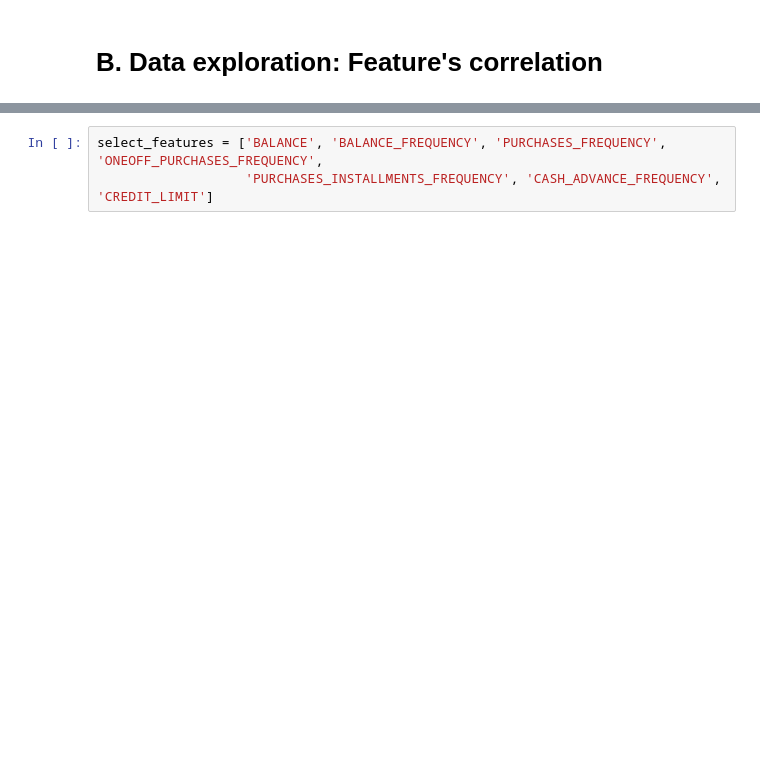
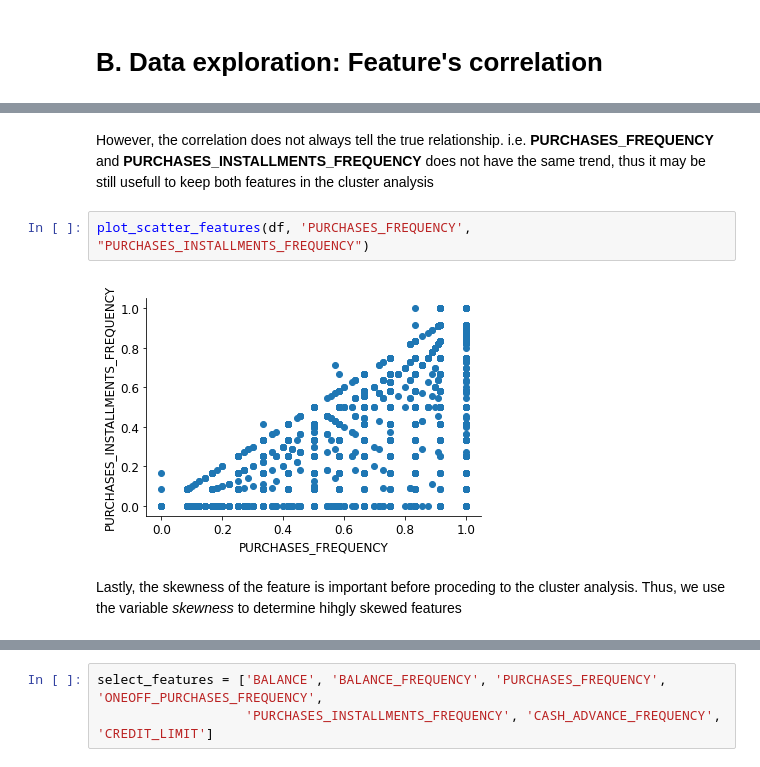
Before and after one commit to cristhianroman667/csce633_hw04, a Jupyter notebook: roman_cristhian_hw4_csce633.ipynb, the cells around one changed output, grey strips where cells are left out. Drawn from its saved outputs; the diff is of its cells as text; blank space fills up the shorter version.

```diff
--- a/roman_cristhian_hw4_csce633.ipynb
+++ b/roman_cristhian_hw4_csce633.ipynb
@@ -346,0 +207,11 @@ The selected features are:
+# %% [markdown]
+However, the correlation does not always tell the true relationship. i.e. **PURCHASES_FREQUENCY**
+and **PURCHASES_INSTALLMENTS_FREQUENCY** does not have the same trend, thus
+it may be still usefull to keep both features in the cluster analysis
+# %%
+plot_scatter_features(df, 'PURCHASES_FREQUENCY', "PURCHASES_INSTALLMENTS_FREQUENCY")
+# %% [output]
+[figure, added]
+# %% [markdown]
+Lastly, the skewness of the feature is important before proceding to the cluster
+analysis. Thus, we use the variable *skewness* to determine hihgly skewed features
```
Also changed, not shown: parts of 141 cells of this notebook, 1 other file.
